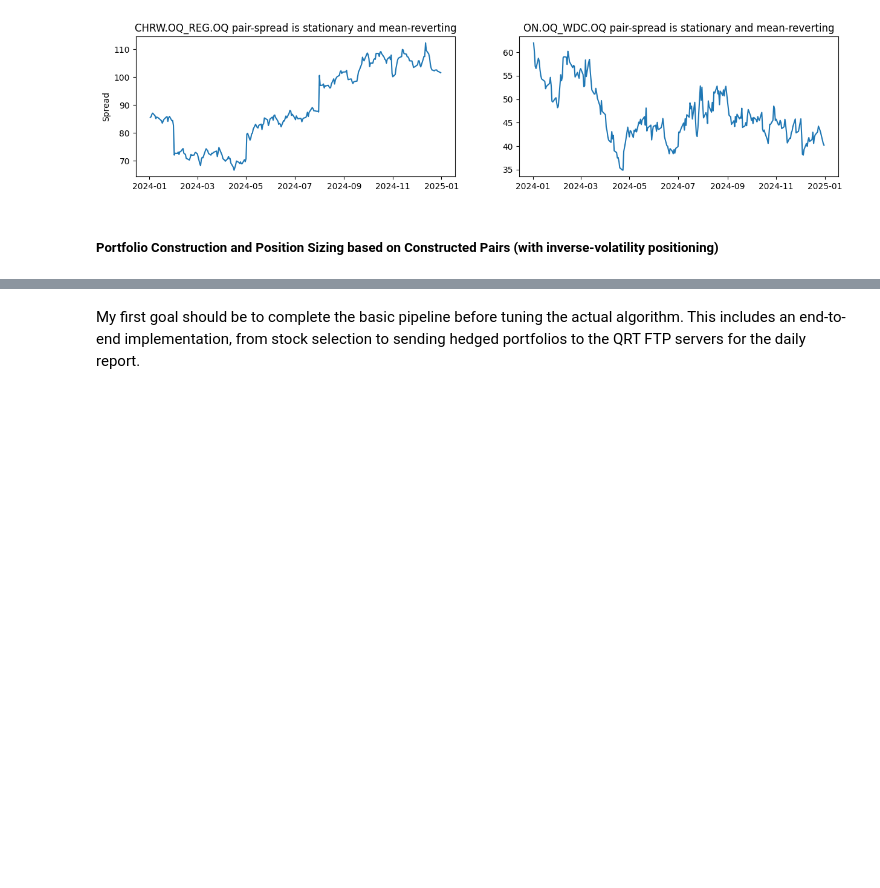
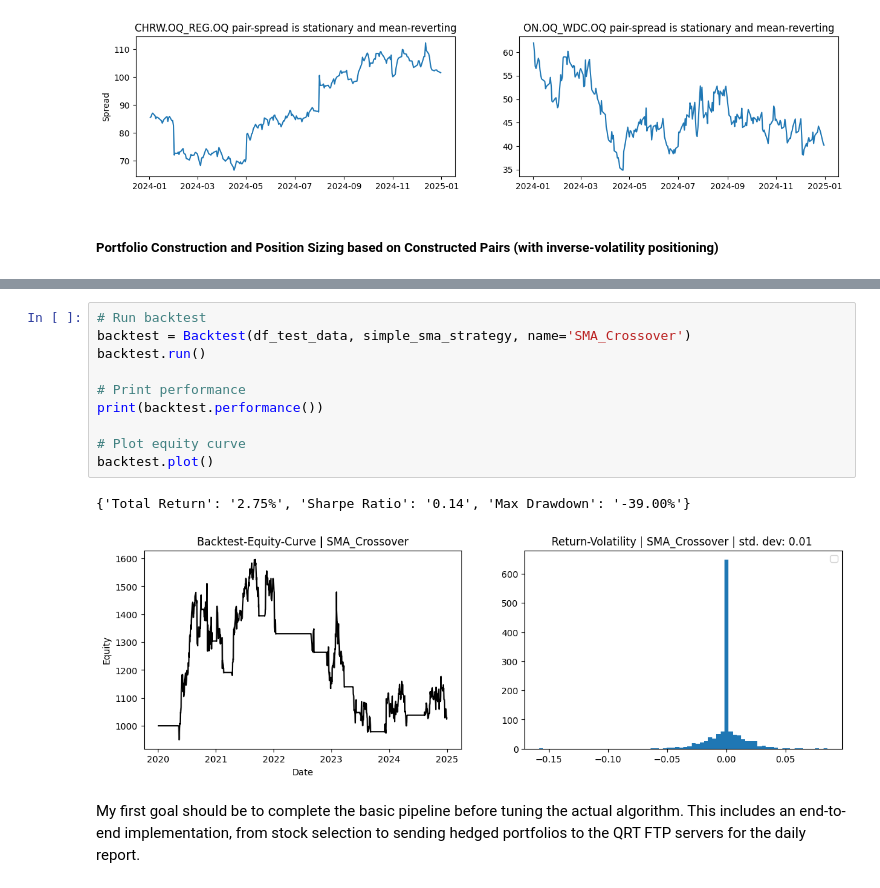
Before and after one commit to AlikMon88/ML-Pairs-Open, a Jupyter notebook: Research/research.ipynb, the cells around one changed output, grey strips where cells are left out. Saved outputs shown, nothing was run; the diff lists cells and outputs as text; blank space fills up the shorter version.

```diff
--- a/Research/research.ipynb
+++ b/Research/research.ipynb
@@ -436,3 +532,16 @@ plt.show()
+# %%
+# Run backtest
+backtest = Backtest(df_test_data, simple_sma_strategy, name='SMA_Crossover')
+backtest.run()
+
+# Print performance
+print(backtest.performance())
+
+# Plot equity curve
+backtest.plot()
+# %% [output]
+{'Total Return': '2.75%', 'Sharpe Ratio': '0.14', 'Max Drawdown': '-39.00%'}
+[figure, added]
 # %% [markdown]
 My first goal should be to complete the basic pipeline before tuning the actual algorithm. This includes an end-to-end implementation, from stock selection to sending hedged portfolios to the QRT FTP servers for the daily report.
 # %% [markdown]
```
Also changed, not shown: parts of 8 cells of this notebook, 1 other file.
